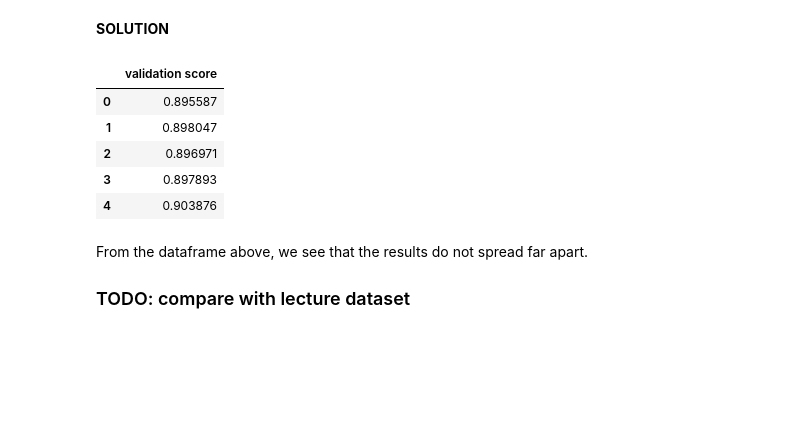
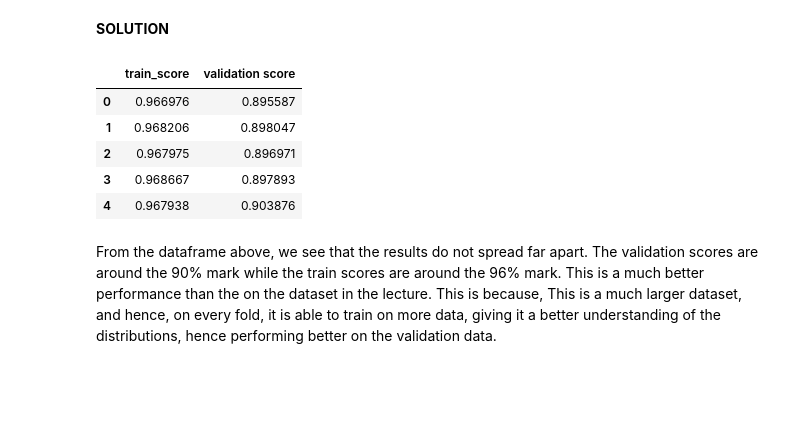
Before and after one commit to Blaise143/CPSC-330-ASSIGNMENTS, a Jupyter notebook: hw4/hw4.ipynb, the cells around one changed output. Cells and saved outputs as stored; diff of their text form; code cells hidden in the pictures.

```diff
--- a/hw4/hw4.ipynb
+++ b/hw4/hw4.ipynb
@@ -238,19 +238,17 @@ Above we averaged the scores from the 5 folds of cross-validation.
 # %% [markdown]
 **SOLUTION**
 # %%
-scores = cross_val_results[['test_score']].rename(columns={'test_score': 'validation score'})
+scores = cross_val_results[['train_score', 'test_score']].rename(columns={'test_score': 'validation score'})
 scores
 # %% [output]
-|  | validation score |
-| 0 | 0.895587 |
-| 1 | 0.898047 |
-| 2 | 0.896971 |
-| 3 | 0.897893 |
-| 4 | 0.903876 |
+|  | train_score | validation score |
+| 0 | 0.966976 | 0.895587 |
+| 1 | 0.968206 | 0.898047 |
+| 2 | 0.967975 | 0.896971 |
+| 3 | 0.968667 | 0.897893 |
+| 4 | 0.967938 | 0.903876 |
-# %% [markdown]
-From the dataframe above, we see that the results do not spread far apart.
-
-### TODO: compare with lecture dataset
+# %% [markdown]
+From the dataframe above, we see that the results do not spread far apart. The validation scores are around the 90% mark while the train scores are around the 96% mark. This is a much better performance than the on the dataset  in the lecture. This is because, This is a much larger dataset, and hence, on every fold, it is able to train on more data, giving it a better understanding of the distributions, hence performing better on the validation data.
 # %% [markdown]
 <br><br>
 # %% [markdown]
```
Also changed, not shown: parts of 17 cells of this notebook.
